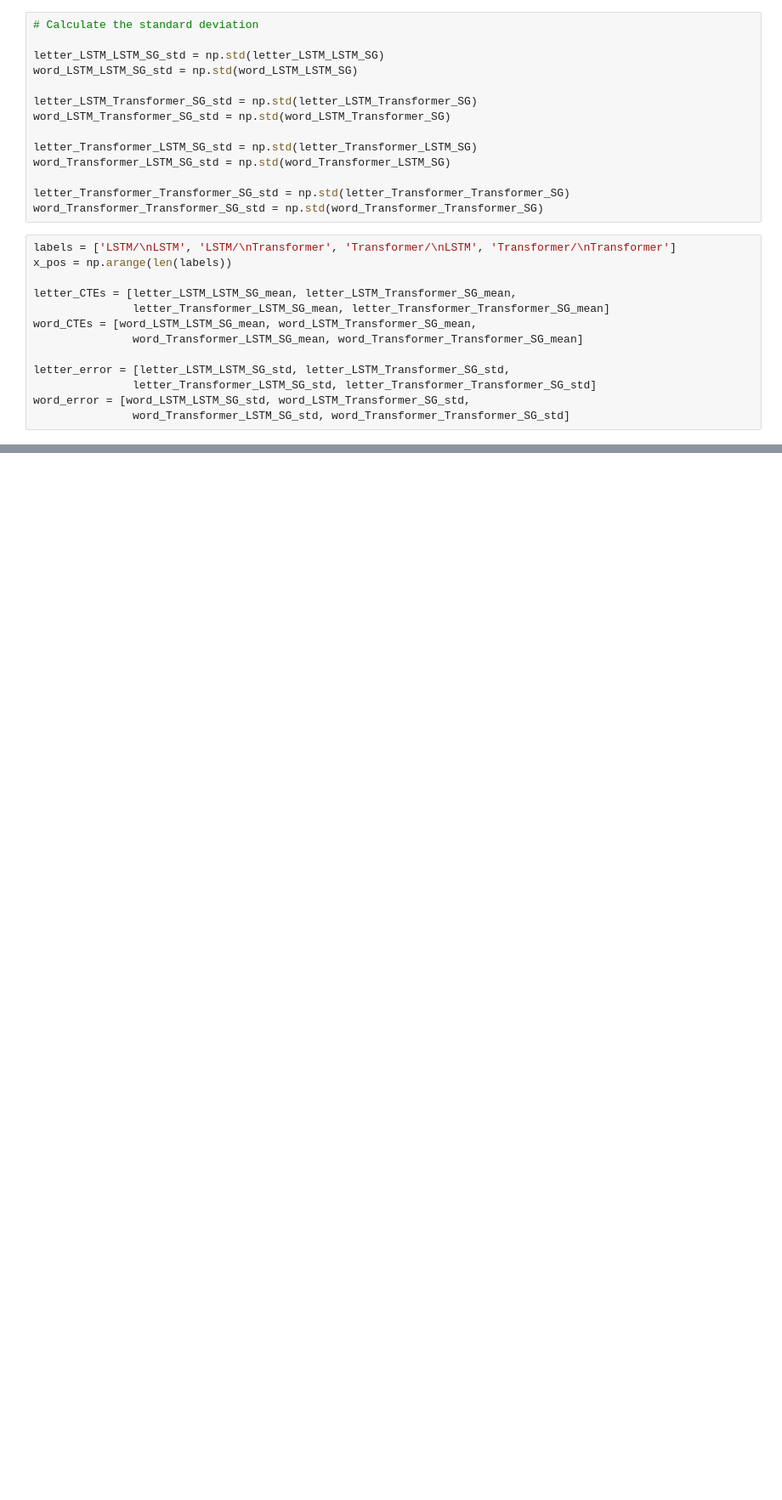
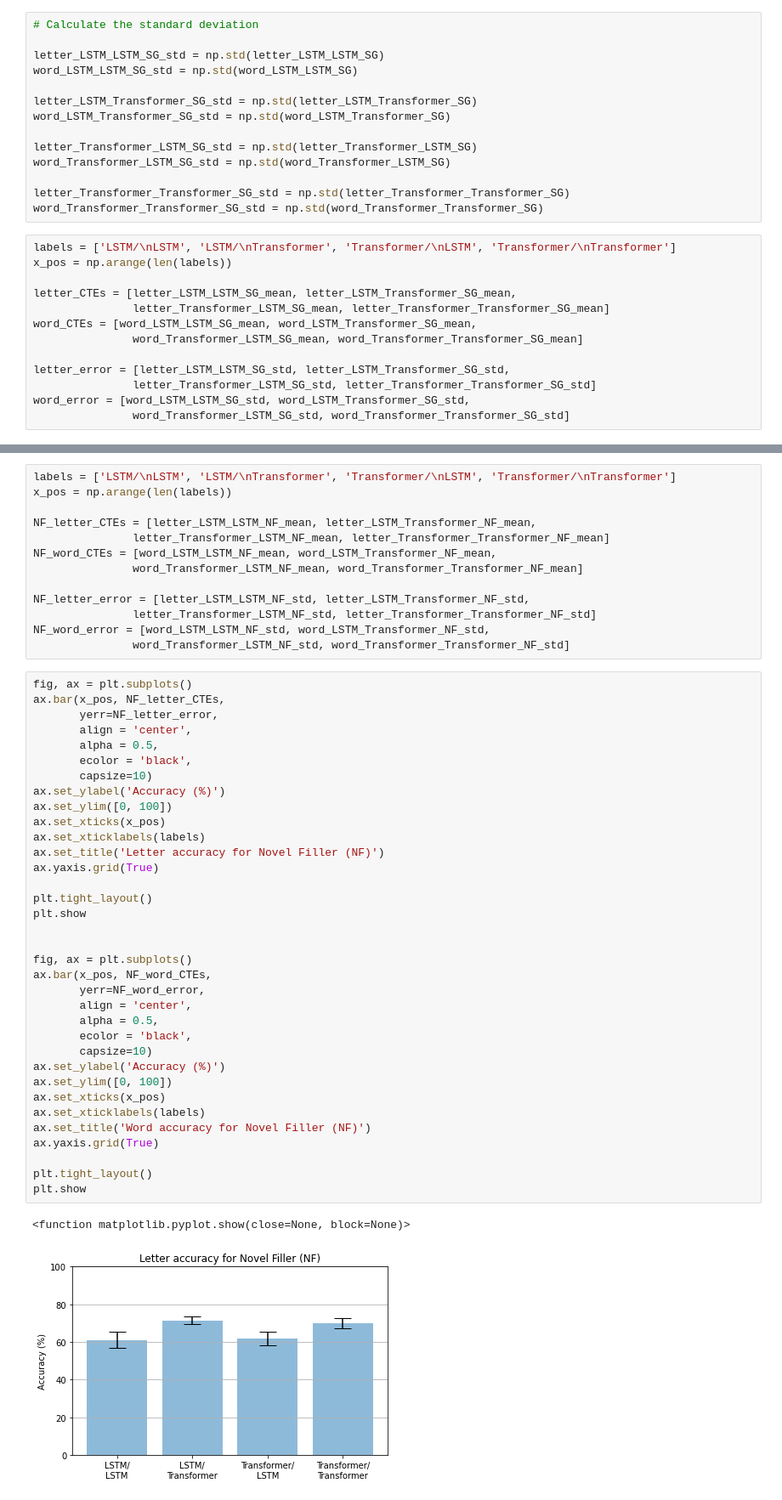
Before and after one commit to LA-Koenig/Attention-Revisited, a Jupyter notebook: Results/results_20220912/_plots.ipynb, the cells around one changed output, grey strips where cells are left out. Shown: that part at 85% size. Drawn from its saved outputs; the diff is of its cells as text; blank space fills up the shorter version.

```diff
--- a/Results/results_20220912/_plots.ipynb
+++ b/Results/results_20220912/_plots.ipynb
@@ -97,0 +335,51 @@ plt.show
+# %%
+labels = ['LSTM/\nLSTM', 'LSTM/\nTransformer', 'Transformer/\nLSTM', 'Transformer/\nTransformer']
+x_pos = np.arange(len(labels))
+
+NF_letter_CTEs = [letter_LSTM_LSTM_NF_mean, letter_LSTM_Transformer_NF_mean,
+               letter_Transformer_LSTM_NF_mean, letter_Transformer_Transformer_NF_mean]
+NF_word_CTEs = [word_LSTM_LSTM_NF_mean, word_LSTM_Transformer_NF_mean,
+               word_Transformer_LSTM_NF_mean, word_Transformer_Transformer_NF_mean]
+
+NF_letter_error = [letter_LSTM_LSTM_NF_std, letter_LSTM_Transformer_NF_std,
+               letter_Transformer_LSTM_NF_std, letter_Transformer_Transformer_NF_std]
+NF_word_error = [word_LSTM_LSTM_NF_std, word_LSTM_Transformer_NF_std,
+               word_Transformer_LSTM_NF_std, word_Transformer_Transformer_NF_std]
+# %%
+fig, ax = plt.subplots()
+ax.bar(x_pos, NF_letter_CTEs,
+       yerr=NF_letter_error,
+       align = 'center',
+       alpha = 0.5,
+       ecolor = 'black',
+       capsize=10)
+ax.set_ylabel('Accuracy (%)')
+ax.set_ylim([0, 100])
+ax.set_xticks(x_pos)
+ax.set_xticklabels(labels)
+ax.set_title('Letter accuracy for Novel Filler (NF)')
+ax.yaxis.grid(True)
+
+plt.tight_layout()
+plt.show
+
+
+fig, ax = plt.subplots()
+ax.bar(x_pos, NF_word_CTEs,
+       yerr=NF_word_error,
+       align = 'center',
+       alpha = 0.5,
+       ecolor = 'black',
+       capsize=10)
+ax.set_ylabel('Accuracy (%)')
+ax.set_ylim([0, 100])
+ax.set_xticks(x_pos)
+ax.set_xticklabels(labels)
+ax.set_title('Word accuracy for Novel Filler (NF)')
+ax.yaxis.grid(True)
+
+plt.tight_layout()
+plt.show
+# %% [output]
+<function matplotlib.pyplot.show(close=None, block=None)>
+[figure, added]
```
Also changed, not shown: parts of 18 cells of this notebook.
